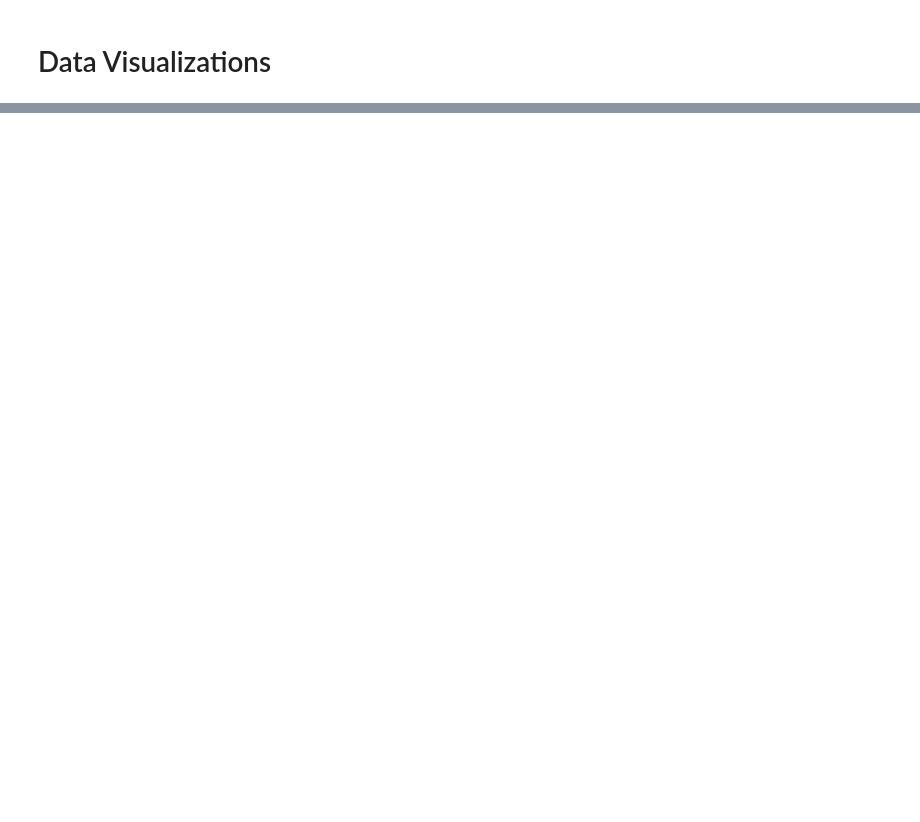
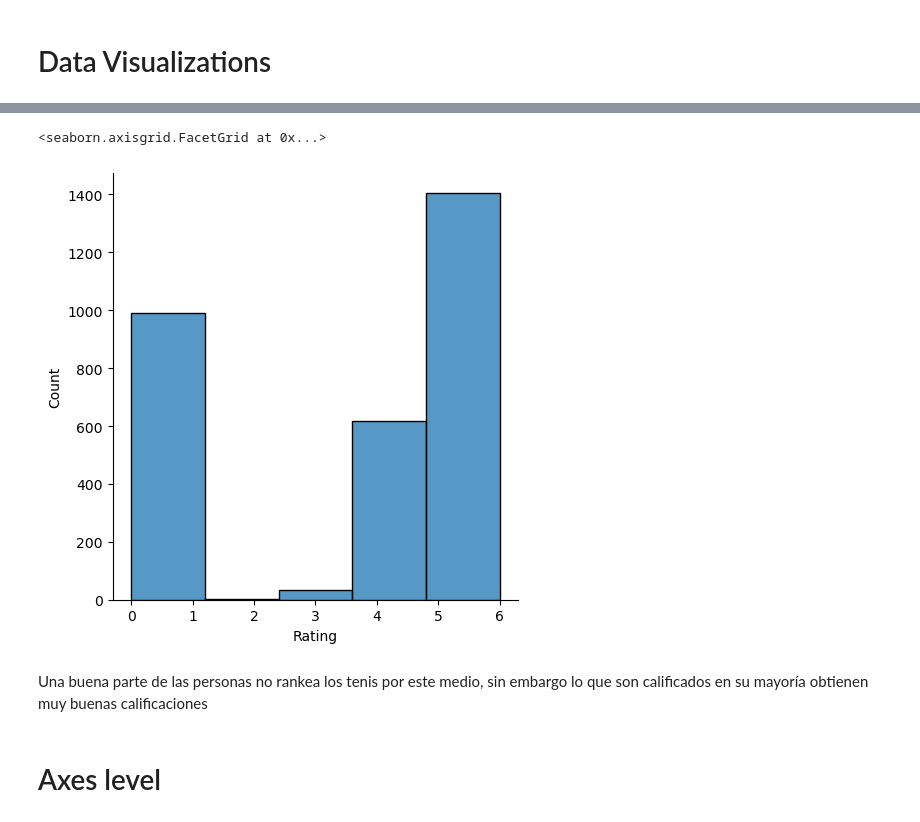
Before and after one commit to sofi-devv/Bootcamp-DS, a Jupyter notebook: falabella/visualizations/viz-fl.ipynb, the cells around one changed output, grey strips where cells are left out. Saved outputs shown, nothing was run; the diff lists cells and outputs as text; code cells hidden in the pictures; blank space fills up the shorter version.

```diff
--- a/falabella/visualizations/viz-fl.ipynb
+++ b/falabella/visualizations/viz-fl.ipynb
@@ -57,0 +71,11 @@ plt.tight_layout()
+# %%
+trainers['Rating'] = trainers['Rating'].fillna(0)
+# %%
+sns.displot(data=trainers, x='Rating', height=5, aspect=1, binwidth=1.2)
+# %% [output]
+<seaborn.axisgrid.FacetGrid at 0x...>
+[figure, added]
+# %% [markdown]
+Una buena parte de las personas no rankea los tenis por este medio, sin embargo lo que son calificados en su mayoría obtienen muy buenas calificaciones
+# %% [markdown]
+# Axes level
```
Also changed, not shown: parts of 23 cells of this notebook, 11 other files.
